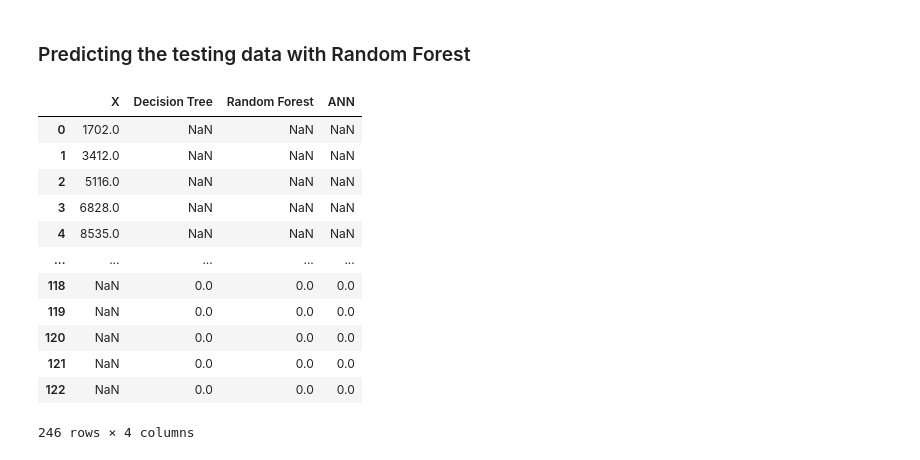
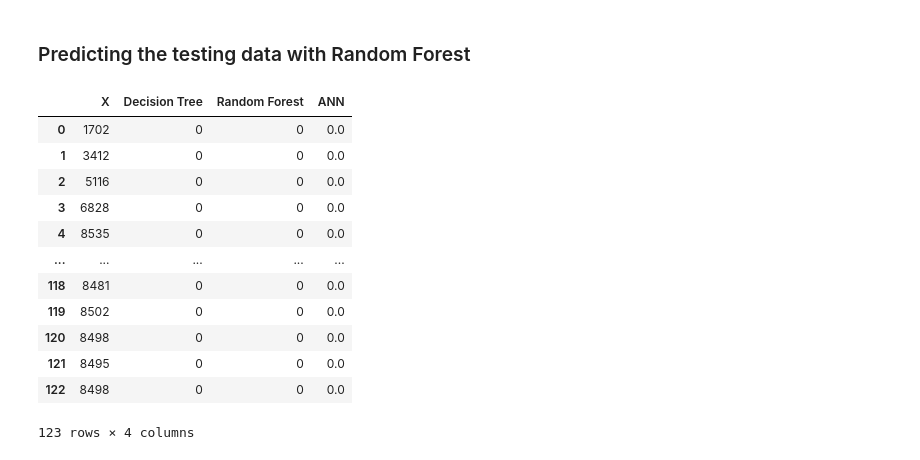
Before and after one commit to Mufaddal2153/IMU-EMG, a Jupyter notebook: parkinson.ipynb, the cells around one changed output. Drawn from its saved outputs; the diff is of its cells as text; code cells hidden in the pictures.

Commit message:
tested on test dataset and generated test_result

```diff
--- a/parkinson.ipynb
+++ b/parkinson.ipynb
@@ -228,25 +244,30 @@ y_pred_dTree = dt.predict(test)
 ### Predicting the testing data with Random Forest
 # %%
 y_pred_RF = clf.predict(test)
+# %%
+def insert_col(df,ind,col,val):
+    return df.insert(loc=ind,column=col,value=val)
 # %%
 temp = {'Decision Tree':y_pred_dTree,
         'Random Forest':y_pred_RF,
         'ANN':y_pred_ann}
 temp=pd.DataFrame(temp)
+
+insert_col(test,1,"Decision Tree",y_pred_dTree)
+insert_col(test,2,"Random Forest",y_pred_RF)
+insert_col(test,3,"ANN",y_pred_ann)
+test
+# %% [output]
+|  | X | Decision Tree | Random Forest | ANN |
+| 0 | 1702 | 0 | 0 | 0.0 |
+| 1 | 3412 | 0 | 0 | 0.0 |
+| 2 | 5116 | 0 | 0 | 0.0 |
+| 3 | 6828 | 0 | 0 | 0.0 |
+| 4 | 8535 | 0 | 0 | 0.0 |
+| ... | ... | ... | ... | ... |
+| 118 | 8481 | 0 | 0 | 0.0 |
+| 119 | 8502 | 0 | 0 | 0.0 |
+| 120 | 8498 | 0 | 0 | 0.0 |
+| 121 | 8495 | 0 | 0 | 0.0 |
+| 122 | 8498 | 0 | 0 | 0.0 |
+123 rows × 4 columns
-# %%
-df = test.append(temp)
-df
-# %% [output]
-|  | X | Decision Tree | Random Forest | ANN |
-| 0 | 1702.0 | NaN | NaN | NaN |
-| 1 | 3412.0 | NaN | NaN | NaN |
-| 2 | 5116.0 | NaN | NaN | NaN |
-| 3 | 6828.0 | NaN | NaN | NaN |
-| 4 | 8535.0 | NaN | NaN | NaN |
-| ... | ... | ... | ... | ... |
-| 118 | NaN | 0.0 | 0.0 | 0.0 |
-| 119 | NaN | 0.0 | 0.0 | 0.0 |
-| 120 | NaN | 0.0 | 0.0 | 0.0 |
-| 121 | NaN | 0.0 | 0.0 | 0.0 |
-| 122 | NaN | 0.0 | 0.0 | 0.0 |
-246 rows × 4 columns
```
Also changed, not shown: parts of 12 cells of this notebook, 2 other files.
